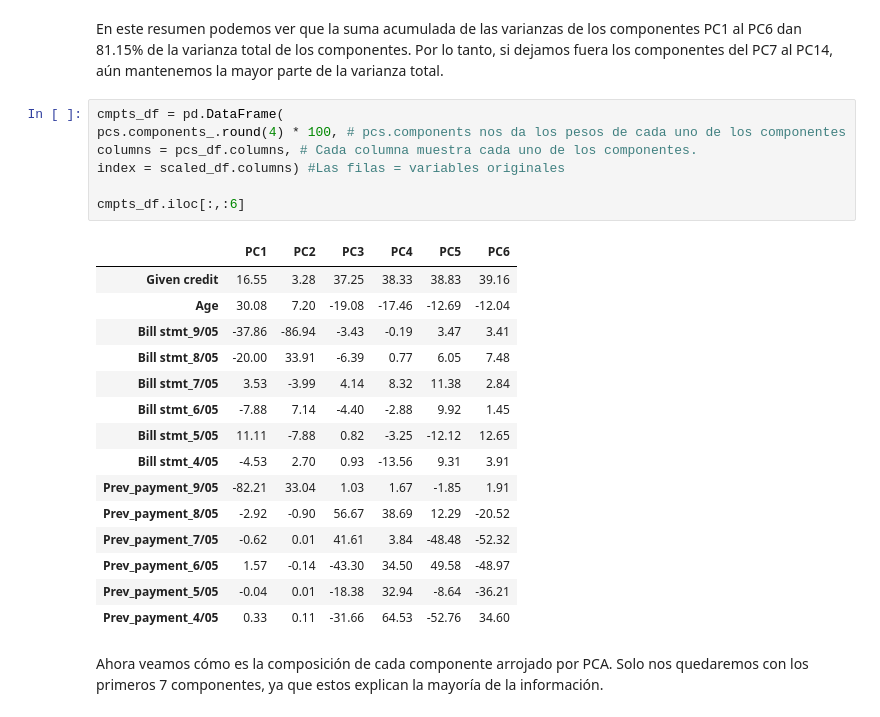
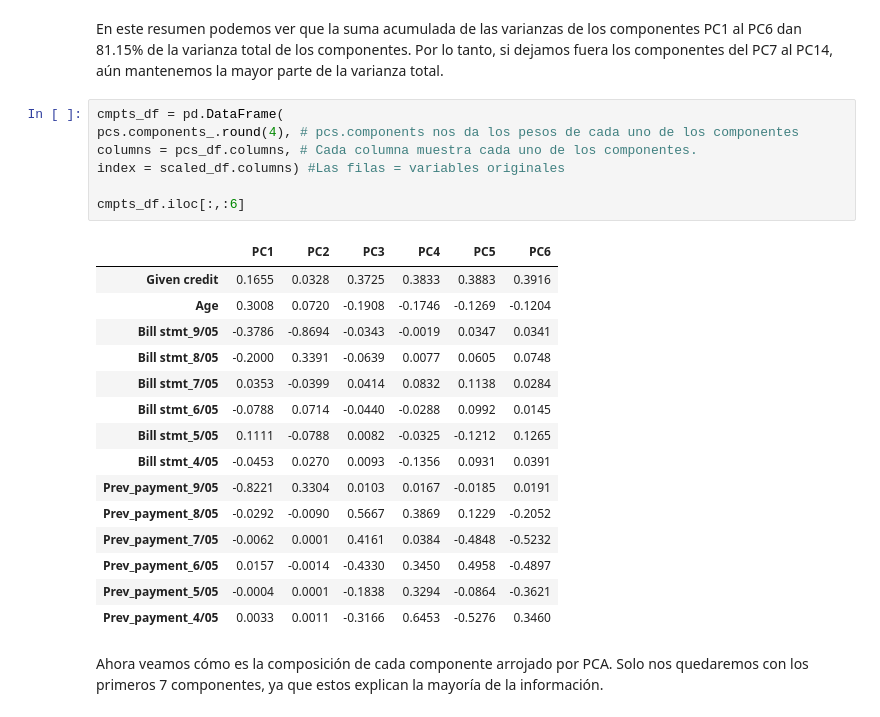
Before and after one commit to PosgradoMNA/Proyecto-final-Equipo-135, a Jupyter notebook: Actividad_Semanal_4_Transformación_y_Reducción_de_datos.ipynb, the cells around one changed output. Cells and saved outputs as stored; diff of their text form.

```diff
--- a/Actividad_Semanal_4_Transformación_y_Reducción_de_datos.ipynb
+++ b/Actividad_Semanal_4_Transformación_y_Reducción_de_datos.ipynb
@@ -611,27 +752,27 @@ pcsSummary_df
 En este resumen podemos ver que la suma acumulada de las varianzas de los componentes PC1 al PC6 dan 81.15% de la varianza total de los componentes. Por lo tanto, si dejamos fuera los componentes del PC7 al PC14, aún mantenemos la mayor parte de la varianza total.
 # %%
 cmpts_df = pd.DataFrame(
-pcs.components_.round(4) * 100, # pcs.components nos da los pesos de cada uno de los componentes
+pcs.components_.round(4), # pcs.components nos da los pesos de cada uno de los componentes
 columns = pcs_df.columns, # Cada columna muestra cada uno de los componentes.
 index = scaled_df.columns) #Las filas = variables originales
 
 cmpts_df.iloc[:,:6]
 # %% [output]
 |  | PC1 | PC2 | PC3 | PC4 | PC5 | PC6 |
-| Given credit | 16.55 | 3.28 | 37.25 | 38.33 | 38.83 | 39.16 |
-| Age | 30.08 | 7.20 | -19.08 | -17.46 | -12.69 | -12.04 |
-| Bill stmt_9/05 | -37.86 | -86.94 | -3.43 | -0.19 | 3.47 | 3.41 |
-| Bill stmt_8/05 | -20.00 | 33.91 | -6.39 | 0.77 | 6.05 | 7.48 |
-| Bill stmt_7/05 | 3.53 | -3.99 | 4.14 | 8.32 | 11.38 | 2.84 |
-| Bill stmt_6/05 | -7.88 | 7.14 | -4.40 | -2.88 | 9.92 | 1.45 |
-| Bill stmt_5/05 | 11.11 | -7.88 | 0.82 | -3.25 | -12.12 | 12.65 |
-| Bill stmt_4/05 | -4.53 | 2.70 | 0.93 | -13.56 | 9.31 | 3.91 |
-| Prev_payment_9/05 | -82.21 | 33.04 | 1.03 | 1.67 | -1.85 | 1.91 |
-| Prev_payment_8/05 | -2.92 | -0.90 | 56.67 | 38.69 | 12.29 | -20.52 |
-| Prev_payment_7/05 | -0.62 | 0.01 | 41.61 | 3.84 | -48.48 | -52.32 |
-| Prev_payment_6/05 | 1.57 | -0.14 | -43.30 | 34.50 | 49.58 | -48.97 |
-| Prev_payment_5/05 | -0.04 | 0.01 | -18.38 | 32.94 | -8.64 | -36.21 |
-| Prev_payment_4/05 | 0.33 | 0.11 | -31.66 | 64.53 | -52.76 | 34.60 |
+| Given credit | 0.1655 | 0.0328 | 0.3725 | 0.3833 | 0.3883 | 0.3916 |
+| Age | 0.3008 | 0.0720 | -0.1908 | -0.1746 | -0.1269 | -0.1204 |
+| Bill stmt_9/05 | -0.3786 | -0.8694 | -0.0343 | -0.0019 | 0.0347 | 0.0341 |
+| Bill stmt_8/05 | -0.2000 | 0.3391 | -0.0639 | 0.0077 | 0.0605 | 0.0748 |
+| Bill stmt_7/05 | 0.0353 | -0.0399 | 0.0414 | 0.0832 | 0.1138 | 0.0284 |
+| Bill stmt_6/05 | -0.0788 | 0.0714 | -0.0440 | -0.0288 | 0.0992 | 0.0145 |
+| Bill stmt_5/05 | 0.1111 | -0.0788 | 0.0082 | -0.0325 | -0.1212 | 0.1265 |
+| Bill stmt_4/05 | -0.0453 | 0.0270 | 0.0093 | -0.1356 | 0.0931 | 0.0391 |
+| Prev_payment_9/05 | -0.8221 | 0.3304 | 0.0103 | 0.0167 | -0.0185 | 0.0191 |
+| Prev_payment_8/05 | -0.0292 | -0.0090 | 0.5667 | 0.3869 | 0.1229 | -0.2052 |
+| Prev_payment_7/05 | -0.0062 | 0.0001 | 0.4161 | 0.0384 | -0.4848 | -0.5232 |
+| Prev_payment_6/05 | 0.0157 | -0.0014 | -0.4330 | 0.3450 | 0.4958 | -0.4897 |
+| Prev_payment_5/05 | -0.0004 | 0.0001 | -0.1838 | 0.3294 | -0.0864 | -0.3621 |
+| Prev_payment_4/05 | 0.0033 | 0.0011 | -0.3166 | 0.6453 | -0.5276 | 0.3460 |
 # %% [markdown]
 Ahora veamos cómo es la composición de cada componente arrojado por PCA. Solo nos quedaremos con los primeros 7 componentes, ya que estos explican la mayoría de la información.
 # %% [markdown]
```
Also changed, not shown: parts of 61 cells of this notebook.
